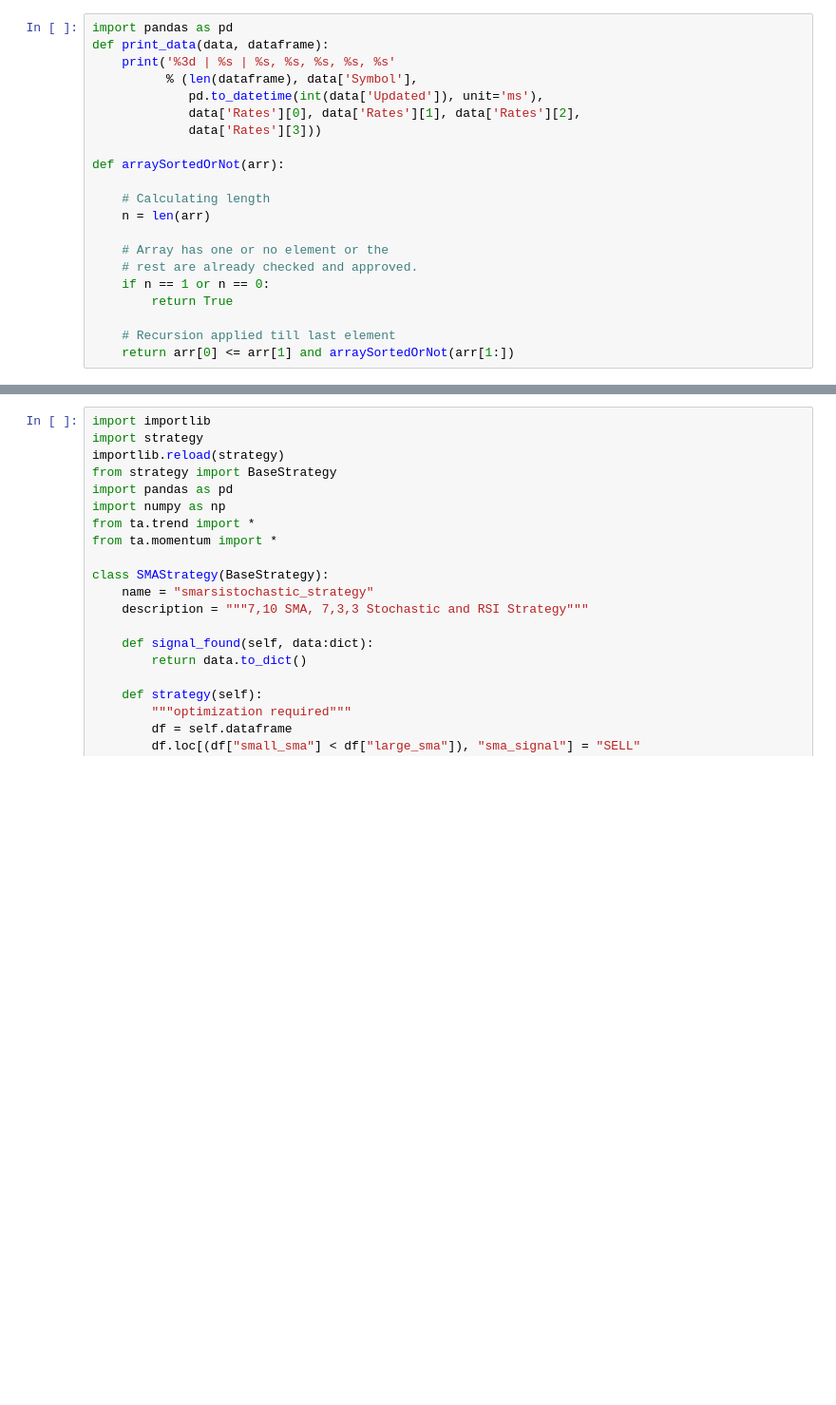
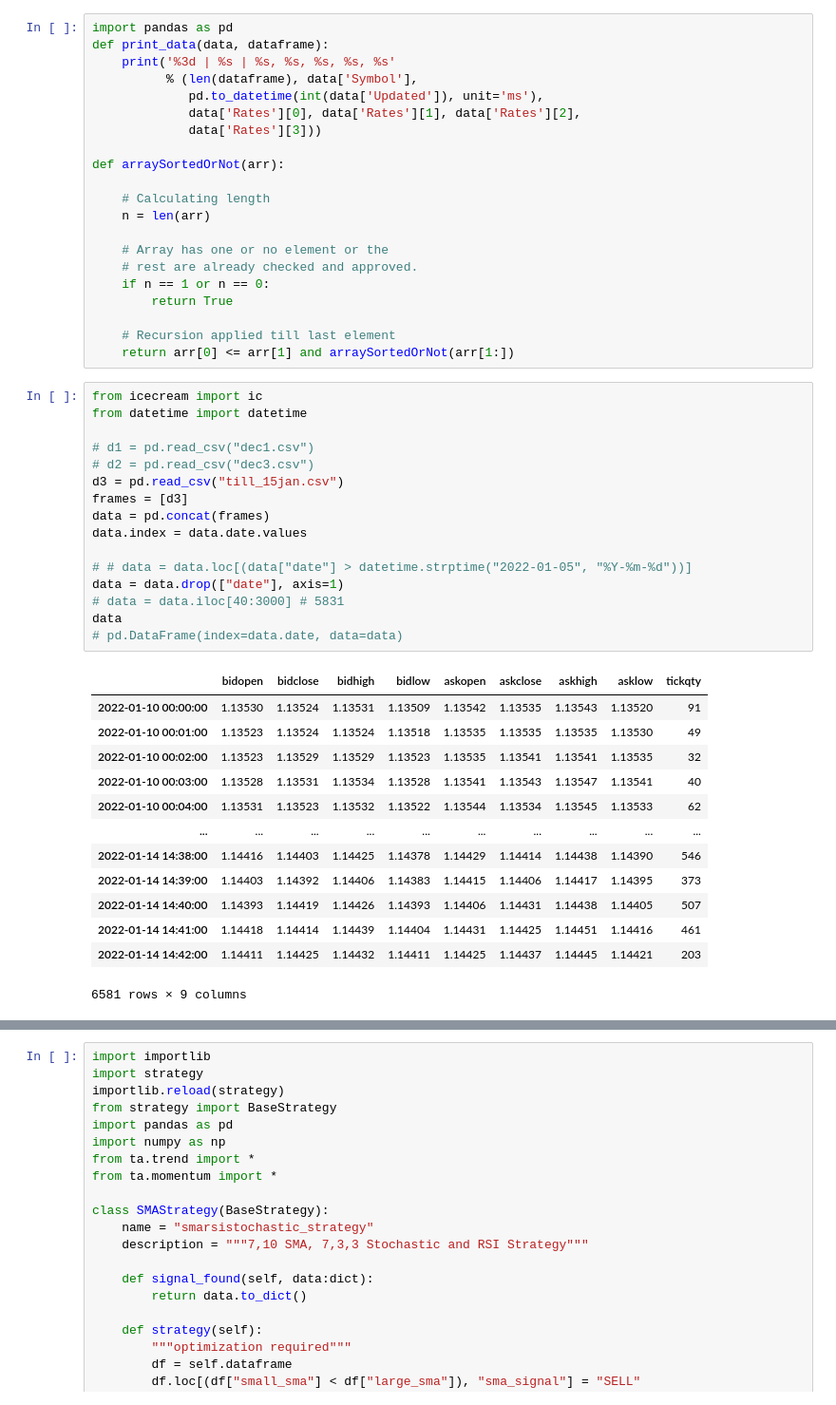
Before and after one commit to sonupal129/affinity, a Jupyter notebook: algo_test.ipynb, the cells around one changed output, grey strips where cells are left out. Shown: that part at 95% size. Saved outputs shown, nothing was run; the diff lists cells and outputs as text; blank space fills up the shorter version.

```diff
--- a/algo_test.ipynb
+++ b/algo_test.ipynb
@@ -36,6 +40,36 @@ def arraySortedOrNot(arr):
 
     # Recursion applied till last element
     return arr[0] <= arr[1] and arraySortedOrNot(arr[1:])
+# %%
+from icecream import ic
+from datetime import datetime
+
+# d1 = pd.read_csv("dec1.csv")
+# d2 = pd.read_csv("dec3.csv")
+d3 = pd.read_csv("till_15jan.csv")
+frames = [d3]
+data = pd.concat(frames)
+data.index = data.date.values
+
+# # data = data.loc[(data["date"] > datetime.strptime("2022-01-05", "%Y-%m-%d"))]
+data = data.drop(["date"], axis=1)
+# data = data.iloc[40:3000] # 5831
+data
+# pd.DataFrame(index=data.date, data=data)
+# %% [output]
+|  | bidopen | bidclose | bidhigh | bidlow | askopen | askclose | askhigh | asklow | tickqty |
+| 2022-01-10 00:00:00 | 1.13530 | 1.13524 | 1.13531 | 1.13509 | 1.13542 | 1.13535 | 1.13543 | 1.13520 | 91 |
+| 2022-01-10 00:01:00 | 1.13523 | 1.13524 | 1.13524 | 1.13518 | 1.13535 | 1.13535 | 1.13535 | 1.13530 | 49 |
+| 2022-01-10 00:02:00 | 1.13523 | 1.13529 | 1.13529 | 1.13523 | 1.13535 | 1.13541 | 1.13541 | 1.13535 | 32 |
+| 2022-01-10 00:03:00 | 1.13528 | 1.13531 | 1.13534 | 1.13528 | 1.13541 | 1.13543 | 1.13547 | 1.13541 | 40 |
+| 2022-01-10 00:04:00 | 1.13531 | 1.13523 | 1.13532 | 1.13522 | 1.13544 | 1.13534 | 1.13545 | 1.13533 | 62 |
+| ... | ... | ... | ... | ... | ... | ... | ... | ... | ... |
+| 2022-01-14 14:38:00 | 1.14416 | 1.14403 | 1.14425 | 1.14378 | 1.14429 | 1.14414 | 1.14438 | 1.14390 | 546 |
+| 2022-01-14 14:39:00 | 1.14403 | 1.14392 | 1.14406 | 1.14383 | 1.14415 | 1.14406 | 1.14417 | 1.14395 | 373 |
+| 2022-01-14 14:40:00 | 1.14393 | 1.14419 | 1.14426 | 1.14393 | 1.14406 | 1.14431 | 1.14438 | 1.14405 | 507 |
+| 2022-01-14 14:41:00 | 1.14418 | 1.14414 | 1.14439 | 1.14404 | 1.14431 | 1.14425 | 1.14451 | 1.14416 | 461 |
+| 2022-01-14 14:42:00 | 1.14411 | 1.14425 | 1.14432 | 1.14411 | 1.14425 | 1.14437 | 1.14445 | 1.14421 | 203 |
+6581 rows × 9 columns
 # %%
 # import ta
 # from ta.trend import *
```
Also changed, not shown: parts of 15 cells of this notebook, 2 other files.
